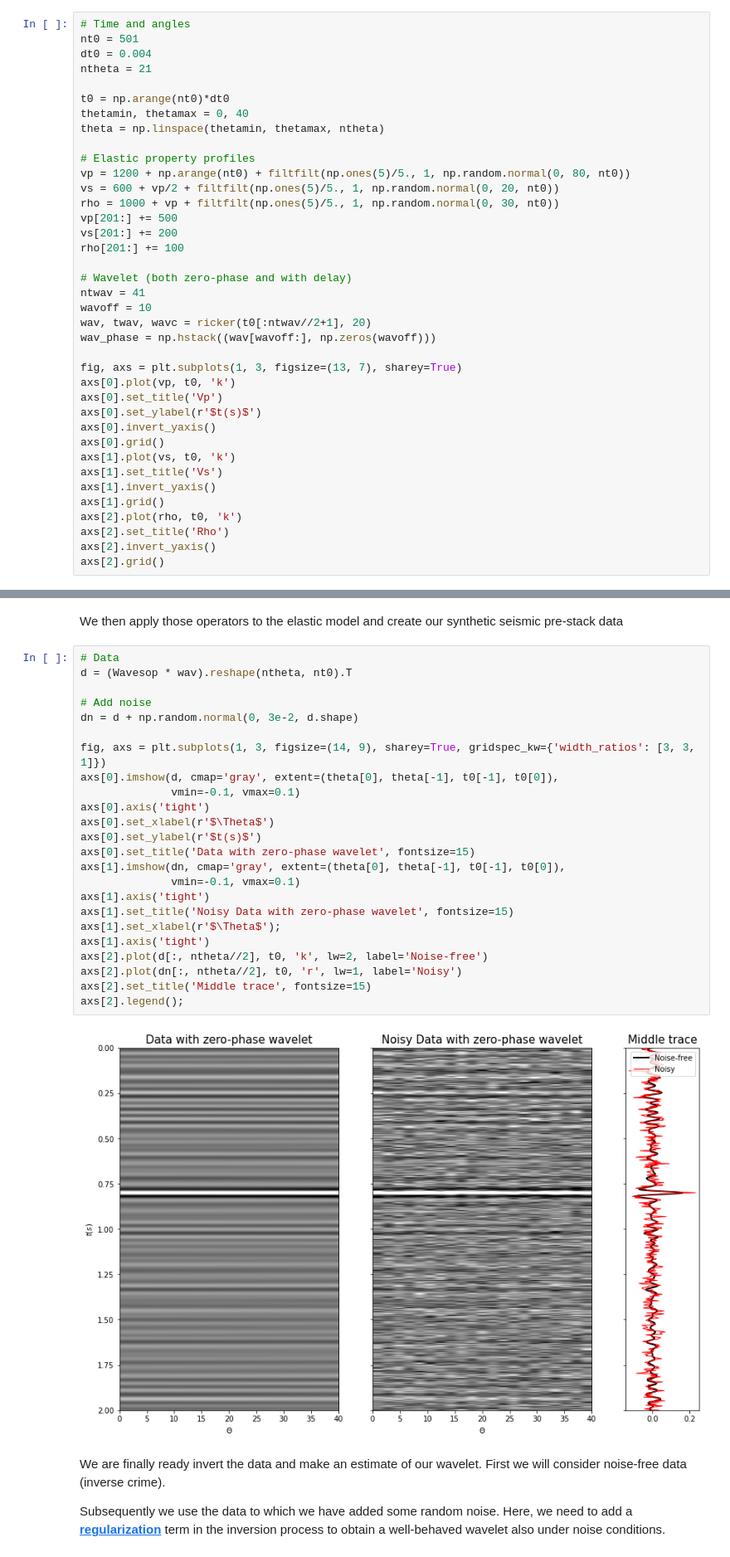
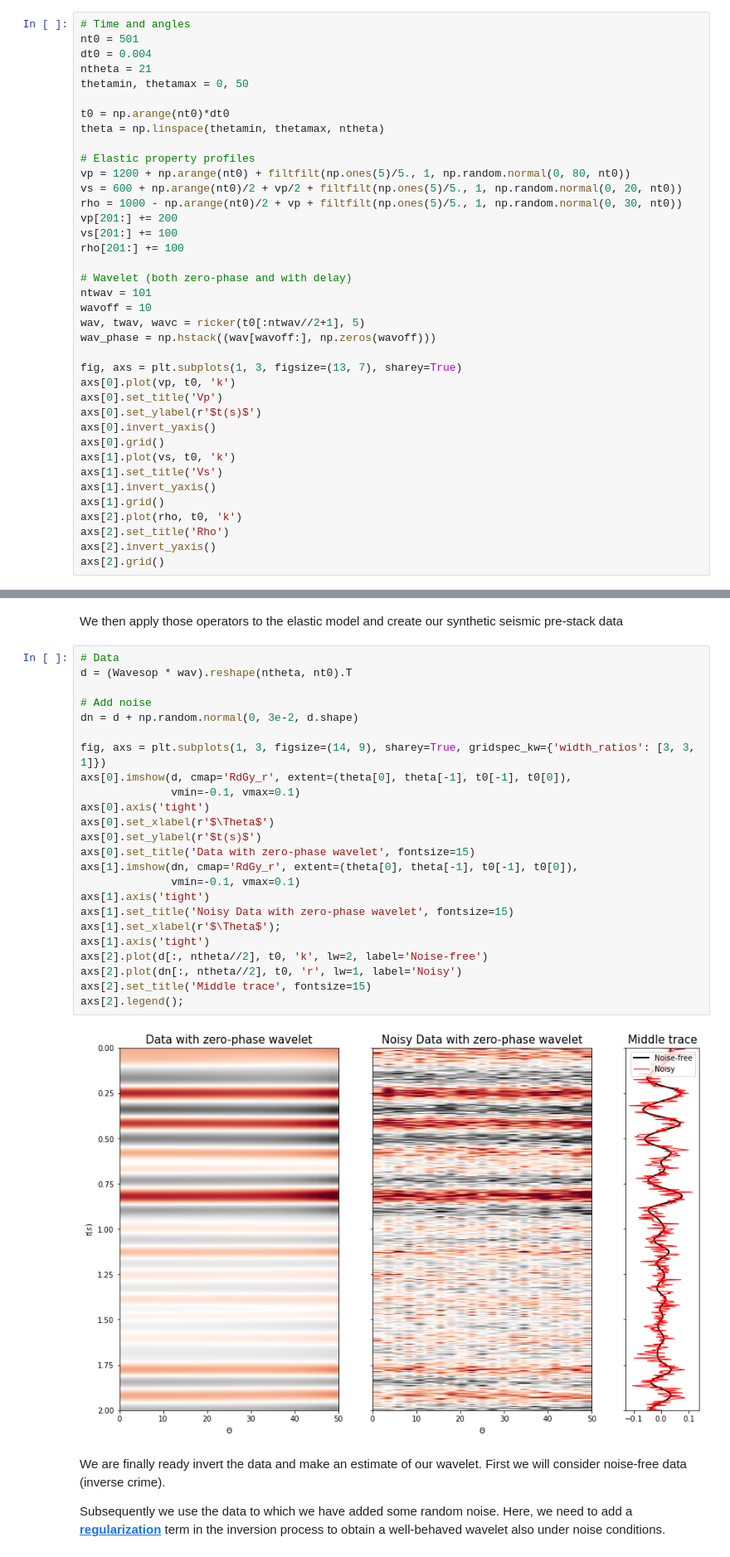
Before and after one commit to PyLops/pylops_transform2021, a Jupyter notebook: Intro.ipynb, the cells around one changed output, grey strips where cells are left out. Shown at 83% size. Saved outputs shown, nothing was run; the diff lists cells and outputs as text.

```diff
--- a/Intro.ipynb
+++ b/Intro.ipynb
@@ -429,23 +430,23 @@ Let's start by creating the input elastic property profiles and wavelet
 nt0 = 501
 dt0 = 0.004
 ntheta = 21
+thetamin, thetamax = 0, 50
 
 t0 = np.arange(nt0)*dt0
-thetamin, thetamax = 0, 40
 theta = np.linspace(thetamin, thetamax, ntheta)
 
 # Elastic property profiles
 vp = 1200 + np.arange(nt0) + filtfilt(np.ones(5)/5., 1, np.random.normal(0, 80, nt0))
-vs = 600 + vp/2 + filtfilt(np.ones(5)/5., 1, np.random.normal(0, 20, nt0))
-rho = 1000 + vp + filtfilt(np.ones(5)/5., 1, np.random.normal(0, 30, nt0))
-vp[201:] += 500
-vs[201:] += 200
+vs = 600 + np.arange(nt0)/2 + vp/2 + filtfilt(np.ones(5)/5., 1, np.random.normal(0, 20, nt0))
+rho = 1000 - np.arange(nt0)/2 + vp + filtfilt(np.ones(5)/5., 1, np.random.normal(0, 30, nt0))
+vp[201:] += 200
+vs[201:] += 100
 rho[201:] += 100
 
 # Wavelet (both zero-phase and with delay)
-ntwav = 41
+ntwav = 101
 wavoff = 10
-wav, twav, wavc = ricker(t0[:ntwav//2+1], 20)
+wav, twav, wavc = ricker(t0[:ntwav//2+1], 5)
 wav_phase = np.hstack((wav[wavoff:], np.zeros(wavoff)))
 
 fig, axs = plt.subplots(1, 3, figsize=(13, 7), sharey=True)
@@ -484,29 +485,29 @@ We then apply those operators to the elastic model and create our synthetic seis
 # %%
 # Data
 d = (Wavesop * wav).reshape(ntheta, nt0).T
 
 # Add noise
 dn = d + np.random.normal(0, 3e-2, d.shape)
 
 fig, axs = plt.subplots(1, 3, figsize=(14, 9), sharey=True, gridspec_kw={'width_ratios': [3, 3, 1]})
-axs[0].imshow(d, cmap='gray', extent=(theta[0], theta[-1], t0[-1], t0[0]),
+axs[0].imshow(d, cmap='RdGy_r', extent=(theta[0], theta[-1], t0[-1], t0[0]),
               vmin=-0.1, vmax=0.1)
 axs[0].axis('tight')
 axs[0].set_xlabel(r'$\Theta$')
 axs[0].set_ylabel(r'$t(s)$')
 axs[0].set_title('Data with zero-phase wavelet', fontsize=15)
-axs[1].imshow(dn, cmap='gray', extent=(theta[0], theta[-1], t0[-1], t0[0]),
+axs[1].imshow(dn, cmap='RdGy_r', extent=(theta[0], theta[-1], t0[-1], t0[0]),
               vmin=-0.1, vmax=0.1)
 axs[1].axis('tight')
 axs[1].set_title('Noisy Data with zero-phase wavelet', fontsize=15)
 axs[1].set_xlabel(r'$\Theta$');
 axs[1].axis('tight')
 axs[2].plot(d[:, ntheta//2], t0, 'k', lw=2, label='Noise-free')
 axs[2].plot(dn[:, ntheta//2], t0, 'r', lw=1, label='Noisy')
 axs[2].set_title('Middle trace', fontsize=15)
 axs[2].legend();
 # %% [output]
-[figure, old version]
+[figure, new version]
 # %% [markdown]
 We are finally ready invert the data and make an estimate of our wavelet. First we will consider noise-free data (inverse crime).
 
```
Also changed, not shown: parts of 9 cells of this notebook, 1 other file.
